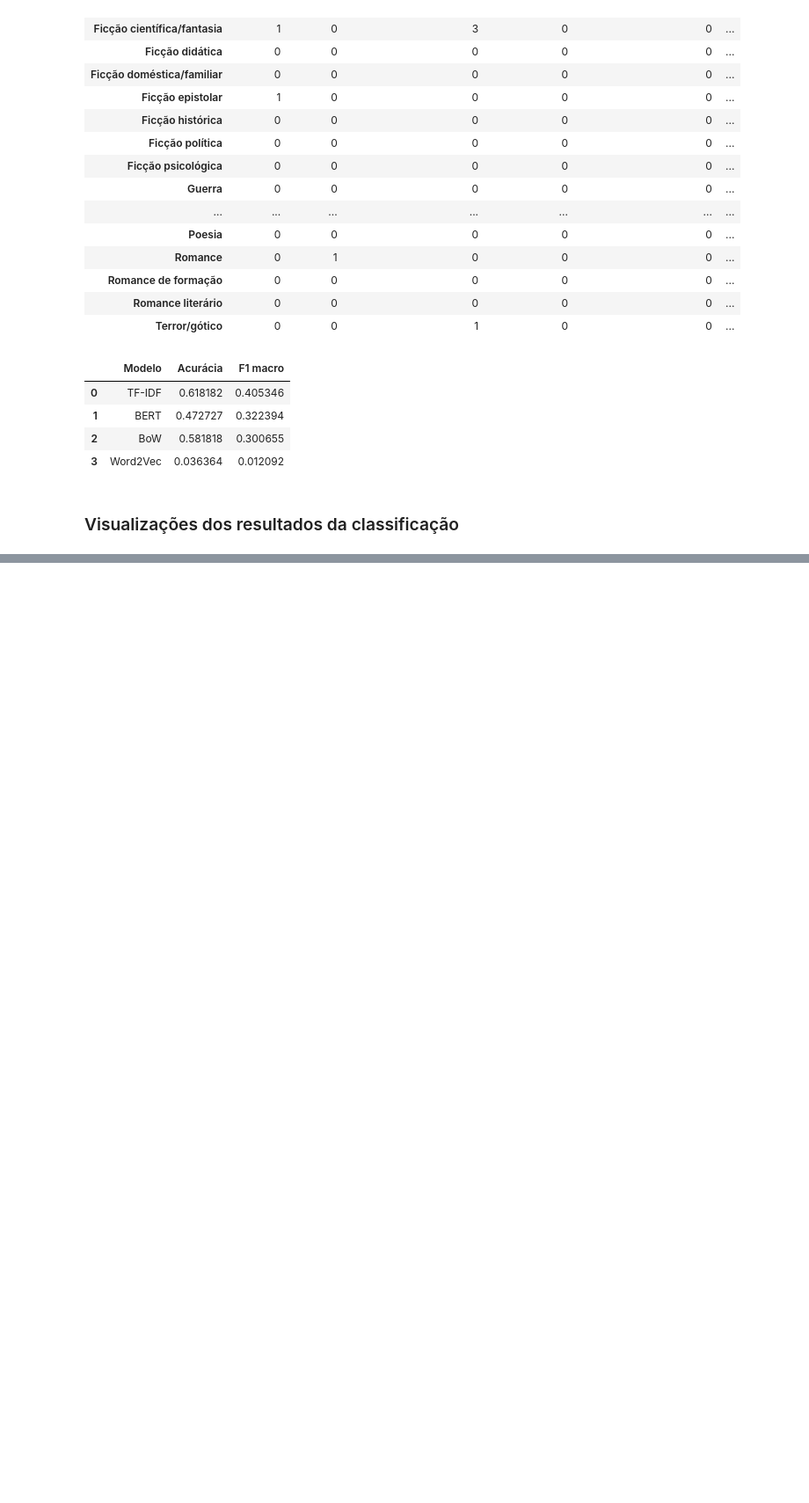
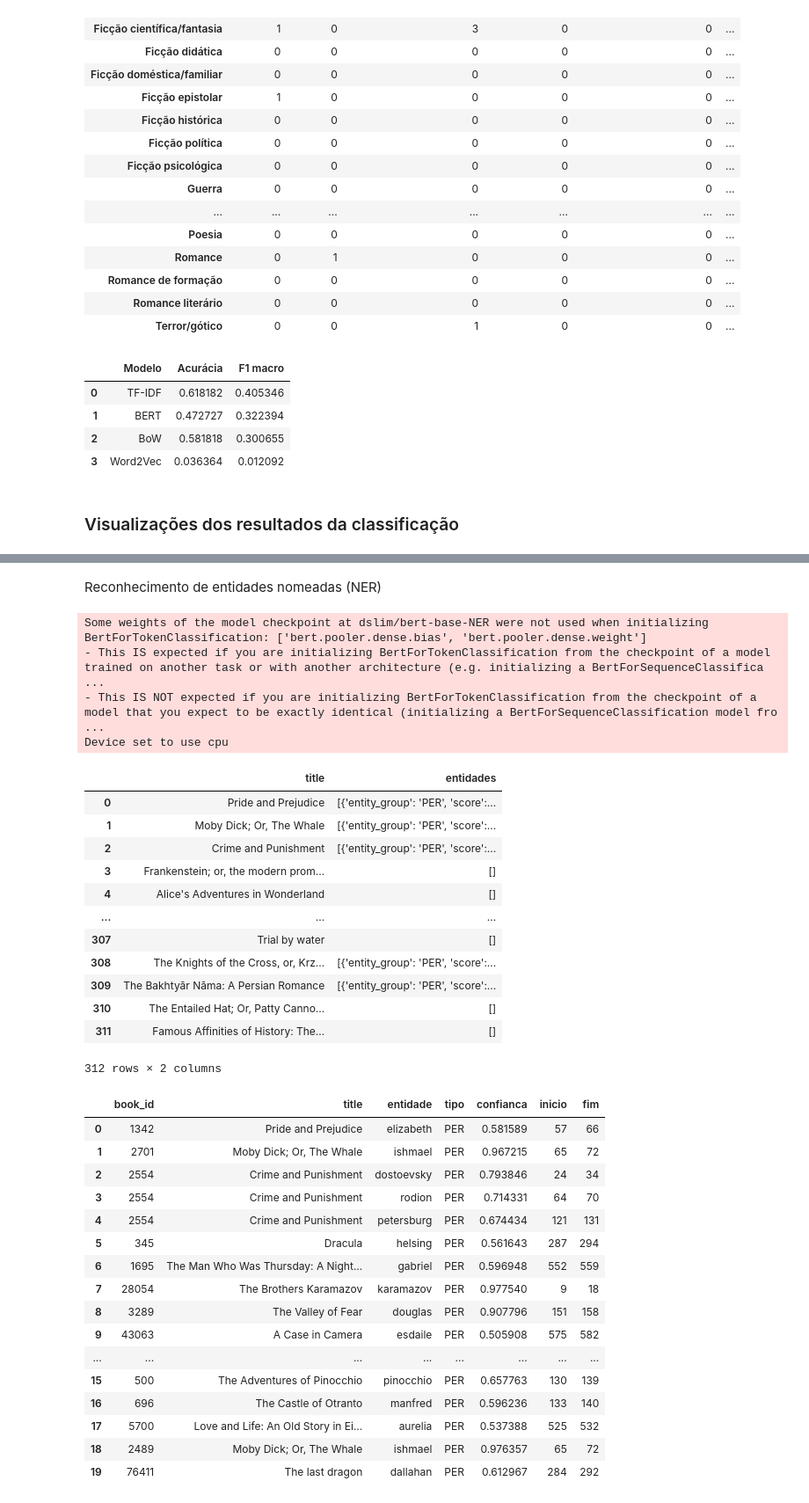
Before and after one commit to marcelliharbs/literary-genre-classifier, a Jupyter notebook: comparacao_modelos.ipynb, the cells around one changed output, grey strips where cells are left out. Shown at 88% size. Saved outputs shown, nothing was run; the diff lists cells and outputs as text; code cells hidden in the pictures; blank space fills up the shorter version.

```diff
--- a/comparacao_modelos.ipynb
+++ b/comparacao_modelos.ipynb
@@ -954,0 +1009,69 @@ plt.show()
+# %% [markdown]
+Reconhecimento de entidades nomeadas (NER)
+# %%
+ner_model = pipeline(
+    "ner",
+    model="dslim/bert-base-NER",
+    aggregation_strategy="first"
+)
+
+df_ner = df[["book_id", "title", "texto"]].rename(columns={"texto": "sinopse"}).copy()
+df_ner["sinopse"] = df_ner["sinopse"].fillna("").astype(str).str.strip()
+
+validos_ner = df_ner["sinopse"].ne("")
+amostra = df_ner.loc[validos_ner].copy()
+
+amostra["entidades"] = [ner_model(texto) for texto in amostra["sinopse"]]
+
+display(amostra[["title", "entidades"]])
+
+linhas_entidades = []
+for _, row in amostra.iterrows():
+    for entidade in row["entidades"]:
+        linhas_entidades.append({
+            "book_id": row["book_id"],
+            "title": row["title"],
+            "entidade": entidade["word"],
+            "tipo": entidade["entity_group"],
+            "confianca": entidade["score"],
+            "inicio": entidade["start"],
+            "fim": entidade["end"]
+        })
+
+df_entidades = pd.DataFrame(linhas_entidades)
+display(df_entidades.head(20))
+# %% [output]
+Some weights of the model checkpoint at dslim/bert-base-NER were not used when initializing BertForTokenClassification: ['bert.pooler.dense.bias', 'bert.pooler.dense.weight']
+- This IS expected if you are initializing BertForTokenClassification from the checkpoint of a model trained on another task or with another architecture (e.g. initializing a BertForSequenceClassifica ...
+- This IS NOT expected if you are initializing BertForTokenClassification from the checkpoint of a model that you expect to be exactly identical (initializing a BertForSequenceClassification model fro ...
+Device set to use cpu
+|  | title | entidades |
+| 0 | Pride and Prejudice | [{'entity_group': 'PER', 'score':... |
+| 1 | Moby Dick; Or, The Whale | [{'entity_group': 'PER', 'score':... |
+| 2 | Crime and Punishment | [{'entity_group': 'PER', 'score':... |
+| 3 | Frankenstein; or, the modern prom... | [] |
+| 4 | Alice's Adventures in Wonderland | [] |
+| ... | ... | ... |
+| 307 | Trial by water | [] |
+| 308 | The Knights of the Cross, or, Krz... | [{'entity_group': 'PER', 'score':... |
+| 309 | The Bakhtyār Nāma: A Persian Romance | [{'entity_group': 'PER', 'score':... |
+| 310 | The Entailed Hat; Or, Patty Canno... | [] |
+| 311 | Famous Affinities of History: The... | [] |
+312 rows × 2 columns
+|  | book_id | title | entidade | tipo | confianca | inicio | fim |
+| 0 | 1342 | Pride and Prejudice | elizabeth | PER | 0.581589 | 57 | 66 |
+| 1 | 2701 | Moby Dick; Or, The Whale | ishmael | PER | 0.967215 | 65 | 72 |
+| 2 | 2554 | Crime and Punishment | dostoevsky | PER | 0.793846 | 24 | 34 |
+| 3 | 2554 | Crime and Punishment | rodion | PER | 0.714331 | 64 | 70 |
+| 4 | 2554 | Crime and Punishment | petersburg | PER | 0.674434 | 121 | 131 |
+| 5 | 345 | Dracula | helsing | PER | 0.561643 | 287 | 294 |
+| 6 | 1695 | The Man Who Was Thursday: A Night... | gabriel | PER | 0.596948 | 552 | 559 |
+| 7 | 28054 | The Brothers Karamazov | karamazov | PER | 0.977540 | 9 | 18 |
+| 8 | 3289 | The Valley of Fear | douglas | PER | 0.907796 | 151 | 158 |
+| 9 | 43063 | A Case in Camera | esdaile | PER | 0.505908 | 575 | 582 |
+| ... | ... | ... | ... | ... | ... | ... | ... |
+| 15 | 500 | The Adventures of Pinocchio | pinocchio | PER | 0.657763 | 130 | 139 |
+| 16 | 696 | The Castle of Otranto | manfred | PER | 0.596236 | 133 | 140 |
+| 17 | 5700 | Love and Life: An Old Story in Ei... | aurelia | PER | 0.537388 | 525 | 532 |
+| 18 | 2489 | Moby Dick; Or, The Whale | ishmael | PER | 0.976357 | 65 | 72 |
+| 19 | 76411 | The last dragon | dallahan | PER | 0.612967 | 284 | 292 |
```
Also changed, not shown: parts of 8 cells of this notebook.
